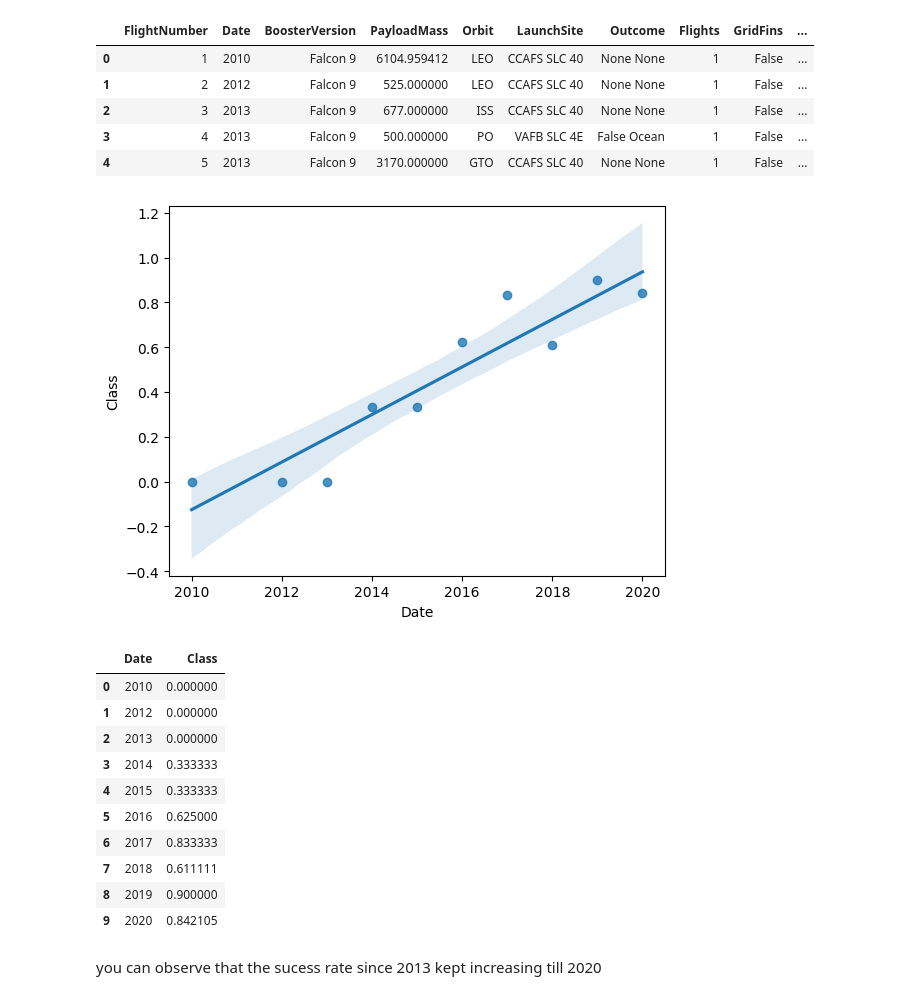
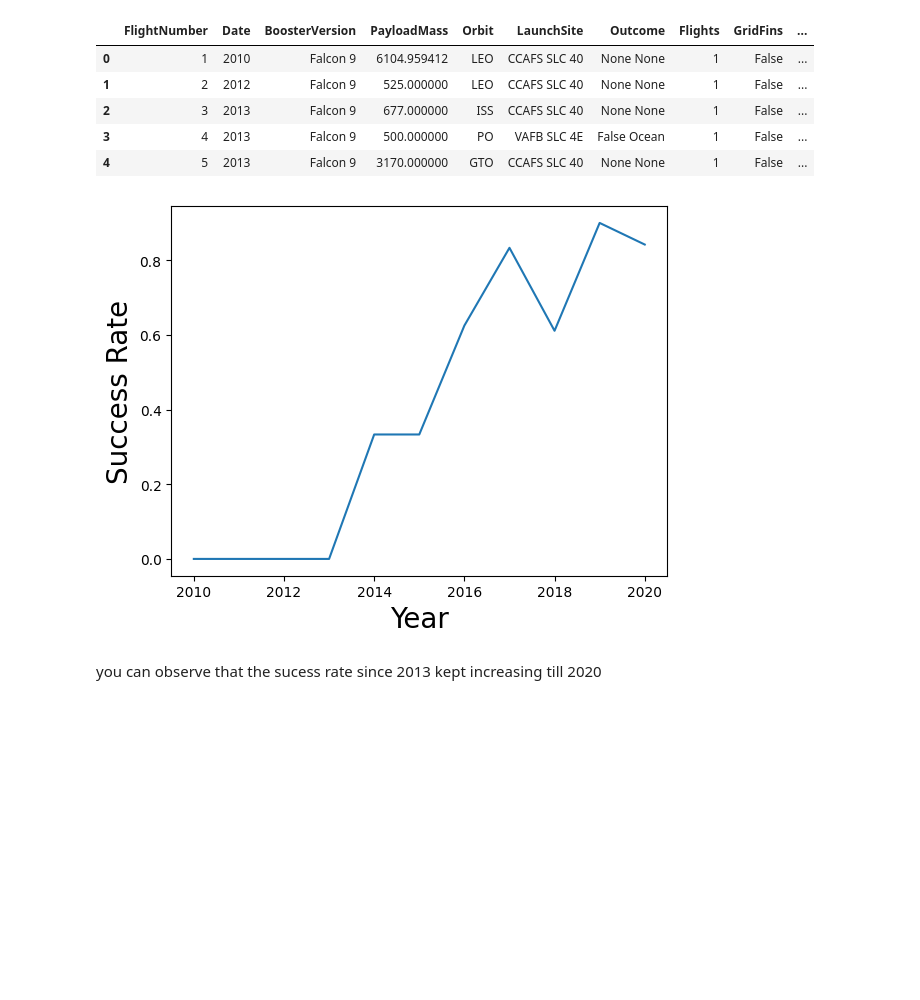
Before and after one commit to WagabundaKr/SpaceX, a Jupyter notebook: 5_edadataviz.ipynb, the cells around one changed output. Cells and saved outputs as stored; diff of their text form; code cells hidden in the pictures; blank space fills up the shorter version.

```diff
--- a/5_edadataviz.ipynb
+++ b/5_edadataviz.ipynb
@@ -187,23 +180,13 @@ df.head()
 # %%
 # Plot a line chart with x axis to be the extracted year and y axis to be the success rate
 df_av = df[['Date', 'Class']].groupby(['Date'], as_index=False).mean()
 df_av[['Date']] = df_av[['Date']].astype('int')
-sns.regplot(x='Date', y='Class', data=df_av)
+sns.lineplot(x='Date', y='Class', data=df_av)
+plt.xlabel("Year",fontsize=20)
+plt.ylabel("Success Rate",fontsize=20)
 plt.show()
-df_av
 # %% [output]
-[figure, old version]
+[figure, new version]
-|  | Date | Class |
-| 0 | 2010 | 0.000000 |
-| 1 | 2012 | 0.000000 |
-| 2 | 2013 | 0.000000 |
-| 3 | 2014 | 0.333333 |
-| 4 | 2015 | 0.333333 |
-| 5 | 2016 | 0.625000 |
-| 6 | 2017 | 0.833333 |
-| 7 | 2018 | 0.611111 |
-| 8 | 2019 | 0.900000 |
-| 9 | 2020 | 0.842105 |
 # %% [markdown]
 you can observe that the sucess rate since 2013 kept increasing till 2020
 # %% [markdown]
```
Also changed, not shown: parts of 6 cells of this notebook, 3 other files.
